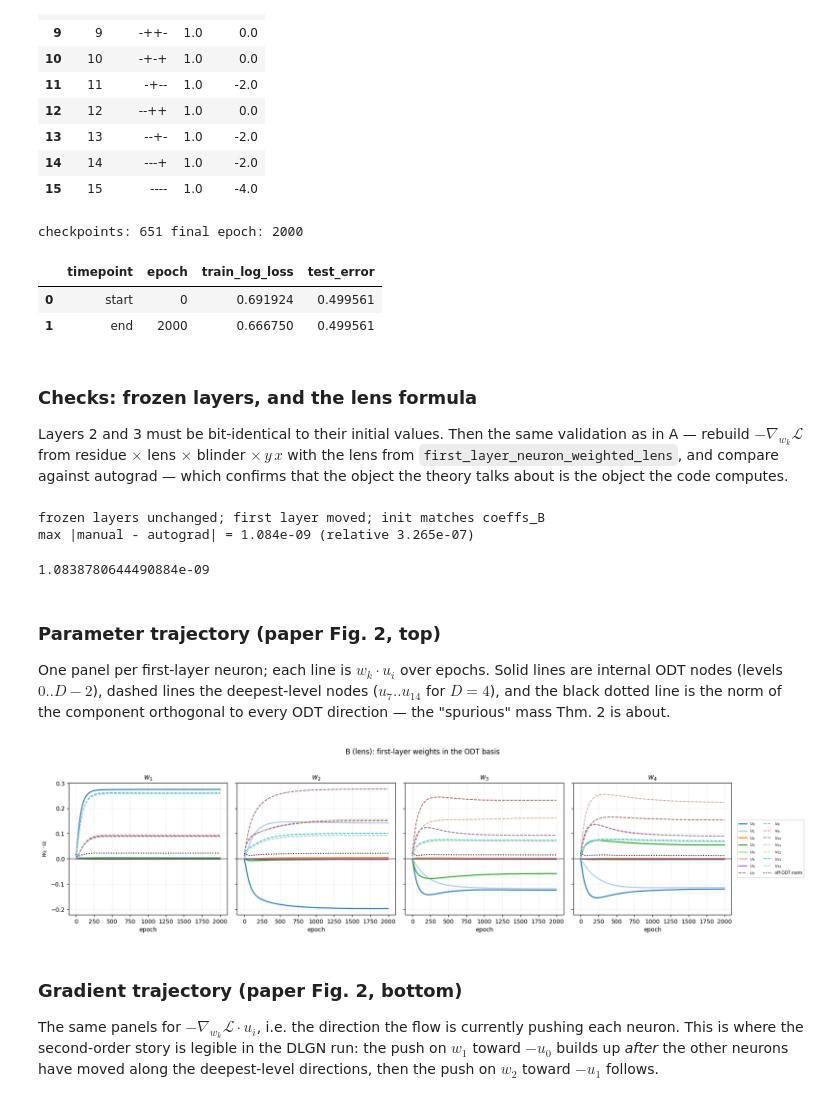
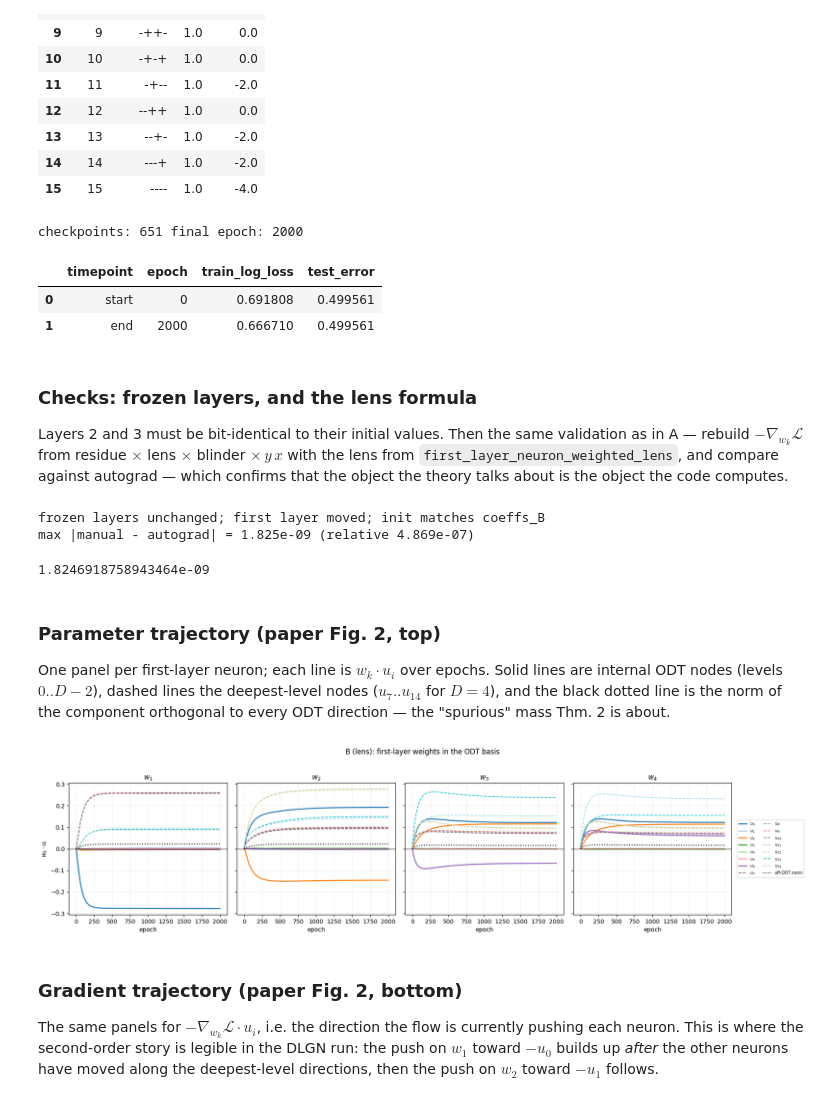
Before and after one commit to HarishGP/layer-lenses, a Jupyter notebook: notebooks/ReLU_single_path_trajectory.ipynb, the cells around one changed output. Drawn from its saved outputs; the diff is of its cells as text; code cells hidden in the pictures.

```diff
--- a/notebooks/ReLU_single_path_trajectory.ipynb
+++ b/notebooks/ReLU_single_path_trajectory.ipynb
@@ -562,17 +590,17 @@ $-u_1$. The DLGN run converged to $\upsilon = [0, 1, 7, 8]$.
 To give one experiment a different init, assign to `coeffs_A` / `coeffs_B` in its build
 cell instead of editing this one.
 # %%
-V_NODES = [7, 8, 9, 10]     # paper's v = u_7 + u_8 + u_9 + u_10
+V_NODES = [11, 12, 13, 14]     # paper's v = u_7 + u_8 + u_9 + u_10
 
 # Row k = first-layer neuron k, column i = coefficient on ODT normal u_i.
 INIT_COEFFS = np.zeros((WIDTH_1, NUM_INTERNAL_NODES), dtype=np.float64)
 
-for node in V_NODES:        # w_2, w_3, w_4 all get -eps * v
+for node in V_NODES:
     INIT_COEFFS[1, node] += EPS
     INIT_COEFFS[2, node] += EPS
     INIT_COEFFS[3, node] += EPS
-INIT_COEFFS[2, 7] += EPS    # w_3 extra tilt toward -u_7
-INIT_COEFFS[3, 8] += EPS    # w_4 extra tilt toward -u_8
+INIT_COEFFS[2, 13] += EPS
+INIT_COEFFS[3, 14] += EPS
 
 # ---------------------------------------------------------------------------
 
@@ -807,36 +835,36 @@ frozen_layers_df
 # %%
 def build_frozen_sign_model(
     w1_init: np.ndarray,
     *,
     sign_patterns: np.ndarray = SIGN_PATTERNS,
     output_signs: np.ndarray = OUTPUT_SIGNS_B,
 ) -> ReLUMLP:
     """ReLU MLP with hand-set first layer and frozen sign-pattern / output layers."""
-    model = ReLUMLP(input_dim=DIM, hidden_dims=[WIDTH_1, WIDTH_2], bias=False)
+    model = ReLUMLP(input_dim=DIM, hidden_dims=[WIDTH_1, WIDTH_2], bias=False, activation="relu_one_at_zero")
     with torch.no_grad():
         model.hidden_layers[0].weight.copy_(torch.as_tensor(w1_init, dtype=torch.float32))
         model.hidden_layers[1].weight.copy_(torch.as_tensor(sign_patterns, dtype=torch.float32))
         model.output_layer.weight.copy_(
             torch.as_tensor(output_signs, dtype=torch.float32).reshape(1, WIDTH_2)
         )
     return model
 
 
 coeffs_B = INIT_COEFFS                      # override here for a different init in B
 model_B = build_frozen_sign_model(build_first_layer_weights(coeffs_B, tree))
 
 out_B = train_first_layer(model_B)
 ckpts_B = out_B["checkpoint_snapshots"]
 epochs_B = sorted(ckpts_B)
 FINAL_EPOCH_B = epochs_B[-1]
 
 print("checkpoints:", len(epochs_B), "final epoch:", FINAL_EPOCH_B)
 pd.DataFrame(collect_start_end_metrics(as_run(out_B)))
 # %% [output]
 checkpoints: 651 final epoch: 2000
 |  | timepoint | epoch | train_log_loss | test_error |
-| 0 | start | 0 | 0.691924 | 0.499561 |
-| 1 | end | 2000 | 0.666750 | 0.499561 |
+| 0 | start | 0 | 0.691808 | 0.499561 |
+| 1 | end | 2000 | 0.666710 | 0.499561 |
 # %% [markdown]
 ### Checks: frozen layers, and the lens formula
 
@@ -863,8 +891,8 @@ final_model_B = checkpoint_model_from_state(out_B["model"], ckpts_B[FINAL_EPOCH_
 check_lens_reproduces_gradient(final_model_B, x_train[:20_000], y_train[:20_000])
 # %% [output]
 frozen layers unchanged; first layer moved; init matches coeffs_B
-max |manual - autograd| = 1.084e-09 (relative 3.265e-07)
+max |manual - autograd| = 1.825e-09 (relative 4.869e-07)
-1.0838780644490884e-09
+1.8246918758943464e-09
 # %% [markdown]
 ### Parameter trajectory (paper Fig. 2, top)
 
@@ -884,7 +912,7 @@ fig_param_B, _ = plot_odt_trajectories(
 )
 plt.show()
 # %% [output]
-[figure, old version]
+[figure, new version]
 # %% [markdown]
 ### Gradient trajectory (paper Fig. 2, bottom)
 
```
Also changed, not shown: parts of 9 cells of this notebook, 5 other files.
